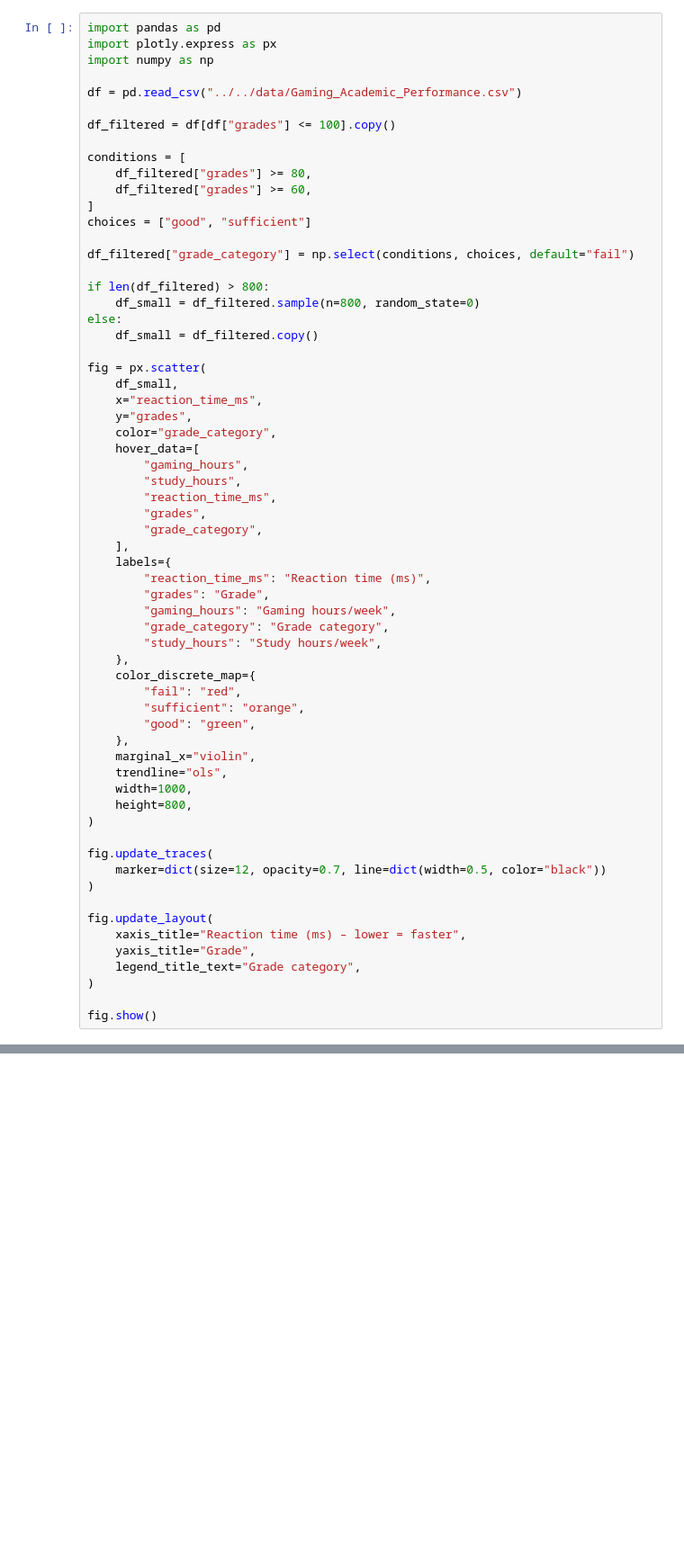
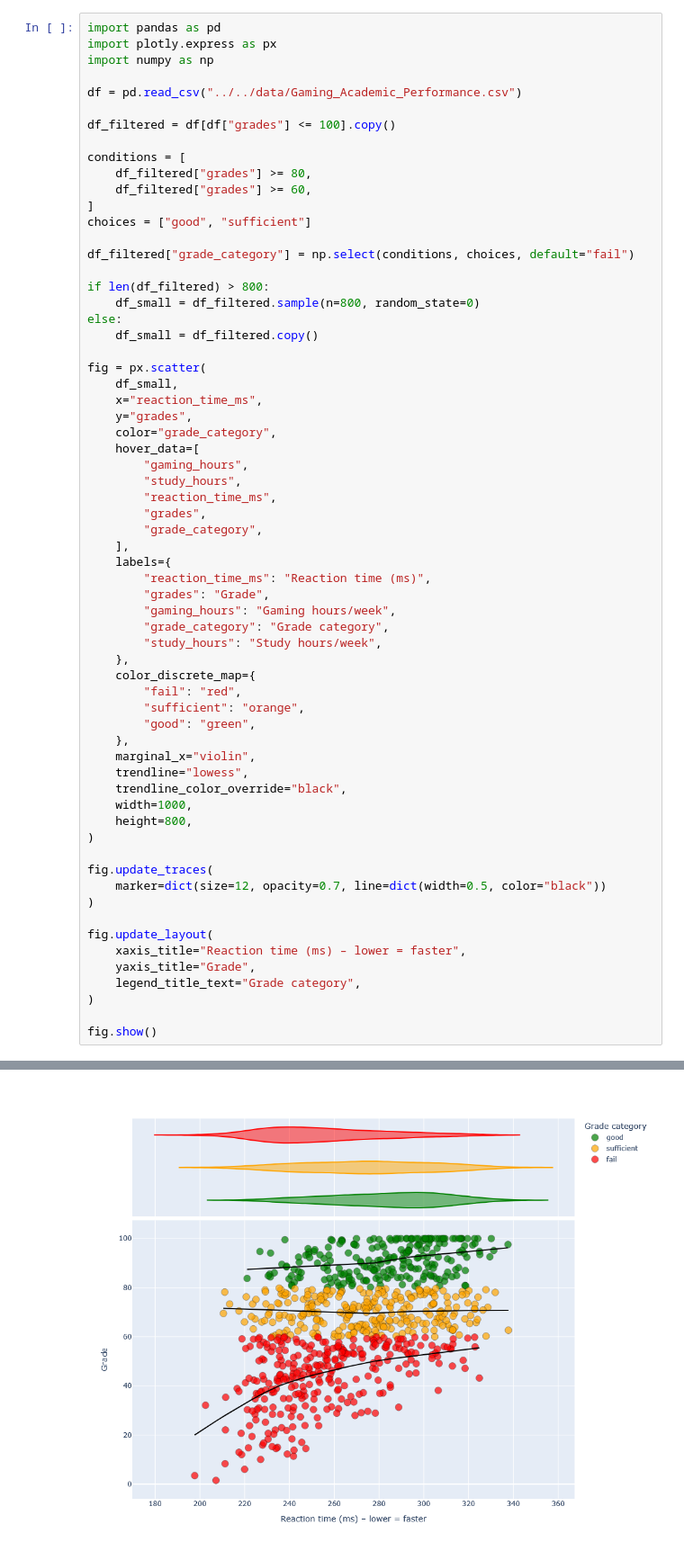
Before and after one commit to ianv06/info-vis-5b, a Jupyter notebook: notebooks/plots/gaming_response_time.ipynb, the cells around one changed output, grey strips where cells are left out. Shown at 90% size. Cells and saved outputs as stored; diff of their text form; blank space fills up the shorter version.

```diff
--- a/notebooks/plots/gaming_response_time.ipynb
+++ b/notebooks/plots/gaming_response_time.ipynb
@@ -54,7 +45,8 @@ fig = px.scatter(
         "good": "green",
     },
     marginal_x="violin",
-    trendline="ols",
+    trendline="lowess",
+    trendline_color_override="black",
     width=1000,
     height=800,
 )
@@ -74,0 +66 @@ ImportError: cannot import name '_lazywhere' from 'scipy._lib._util' (C:\Users\i
+[figure, added]
```
Also changed, not shown: parts of 2 cells of this notebook, 18 other files.
